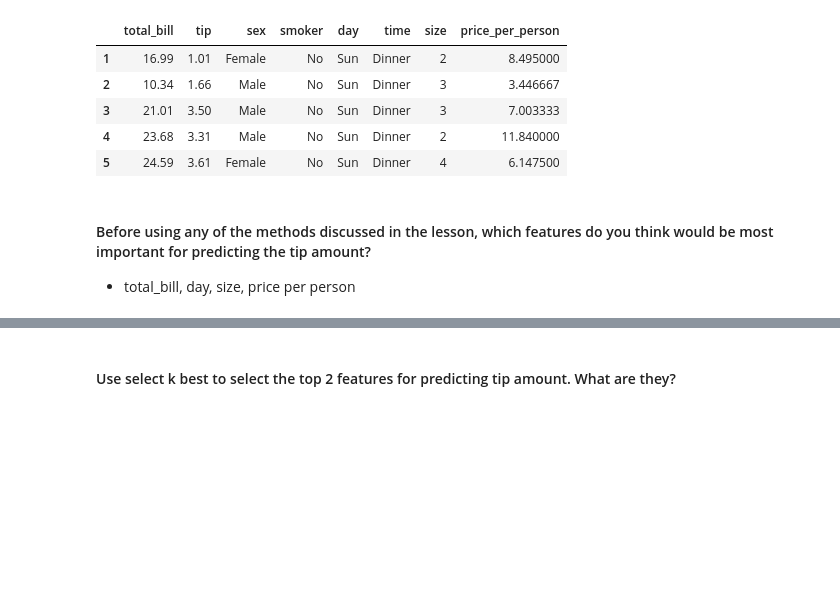
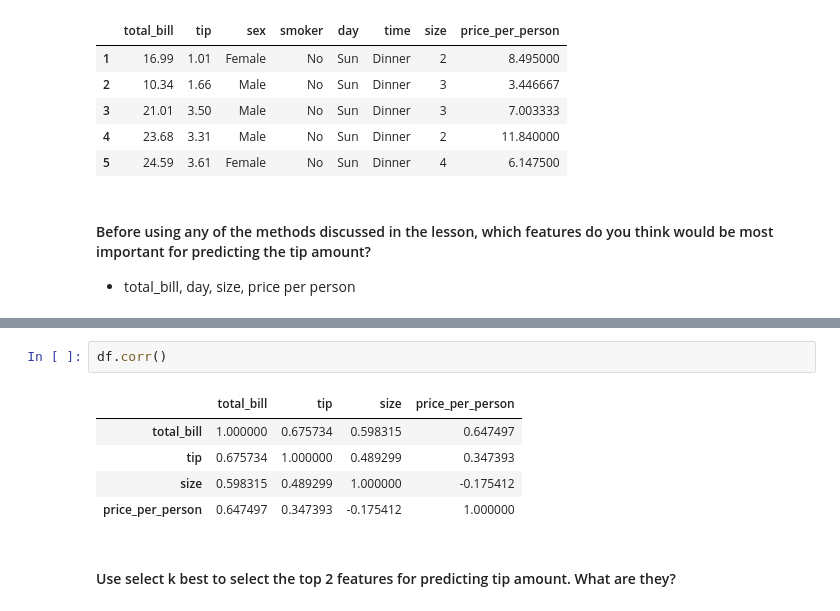
Before and after one commit to jorgellopez38/regression-exercises, a Jupyter notebook: feature_engineering.ipynb, the cells around one changed output, grey strips where cells are left out. Cells and saved outputs as stored; diff of their text form; blank space fills up the shorter version.

```diff
--- a/feature_engineering.ipynb
+++ b/feature_engineering.ipynb
@@ -39,3 +47,11 @@ df.head()
+# %%
+df.corr()
+# %% [output]
+|  | total_bill | tip | size | price_per_person |
+| total_bill | 1.000000 | 0.675734 | 0.598315 | 0.647497 |
+| tip | 0.675734 | 1.000000 | 0.489299 | 0.347393 |
+| size | 0.598315 | 0.489299 | 1.000000 | -0.175412 |
+| price_per_person | 0.647497 | 0.347393 | -0.175412 | 1.000000 |
 # %% [markdown]
 #### Use select k best to select the top 2 features for predicting tip amount. What are they?
 # %%
```
Also changed, not shown: parts of 9 cells of this notebook, 1 other file.
